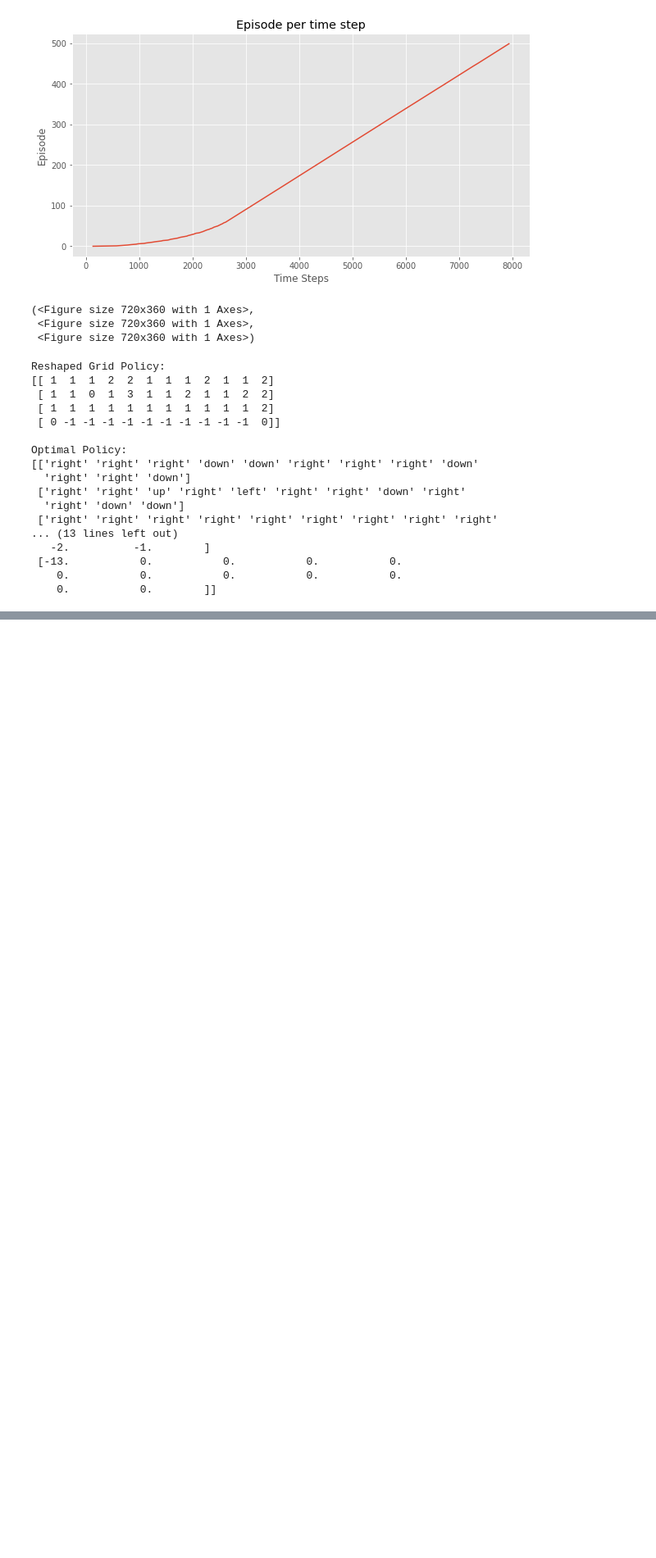
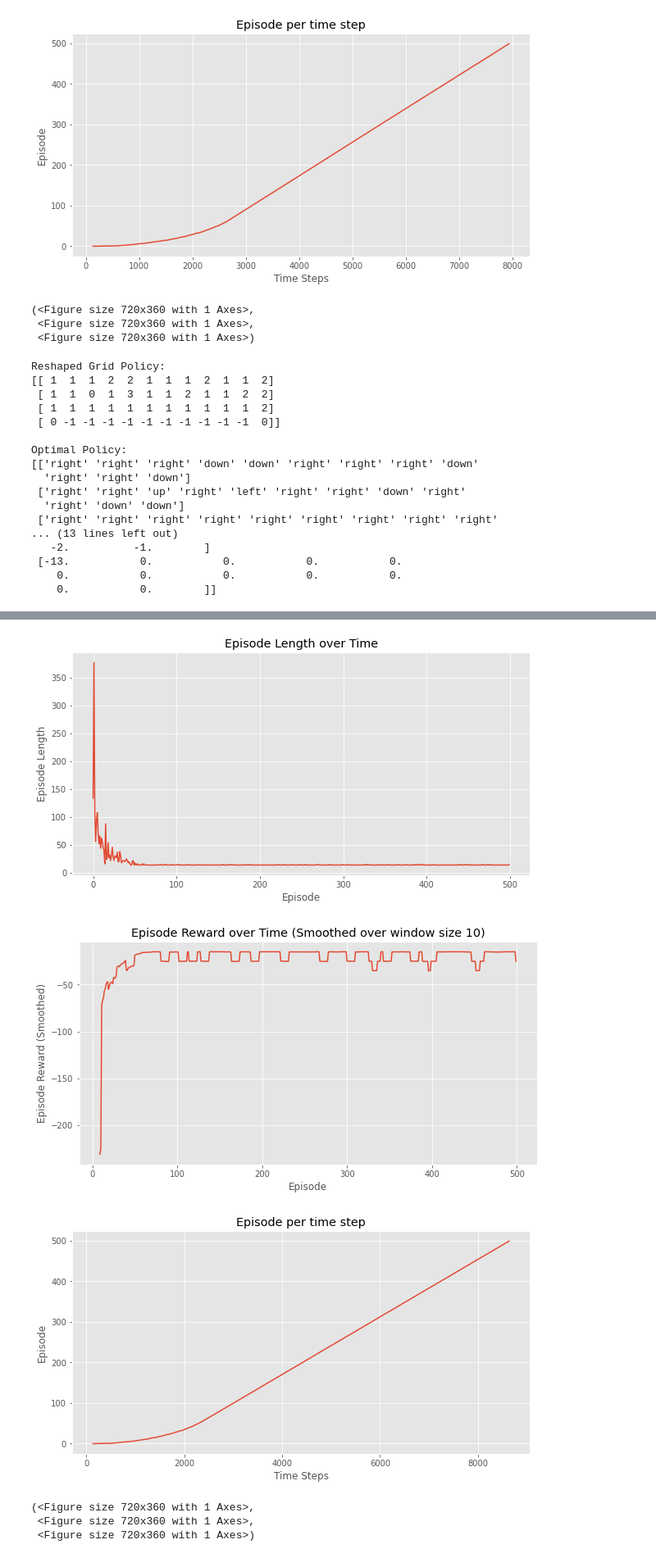
Before and after one commit to BenjaminSmith27/COSC517FinalProject, a Jupyter notebook: cliff.ipynb, the cells around one changed output, grey strips where cells are left out. Shown at 82% size. Drawn from its saved outputs; the diff is of its cells as text; code cells hidden in the pictures; blank space fills up the shorter version.

Commit message:
added B-pessimistic Q-Learning

```diff
--- a/cliff.ipynb
+++ b/cliff.ipynb
@@ -494,0 +574,3 @@ Optimal Policy:
+# %%
+%%time
+Q, stats = b_pessimistic_q_learning(env, 500)
@@ -494,0 +580,9 @@ Optimal Policy:
+# %%
+plot_episode_stats(stats)
+# %% [output]
+[figure, added]
+[figure, added]
+[figure, added]
+(<Figure size 720x360 with 1 Axes>,
+ <Figure size 720x360 with 1 Axes>,
+ <Figure size 720x360 with 1 Axes>)
```
Also changed, not shown: parts of 7 cells of this notebook.
